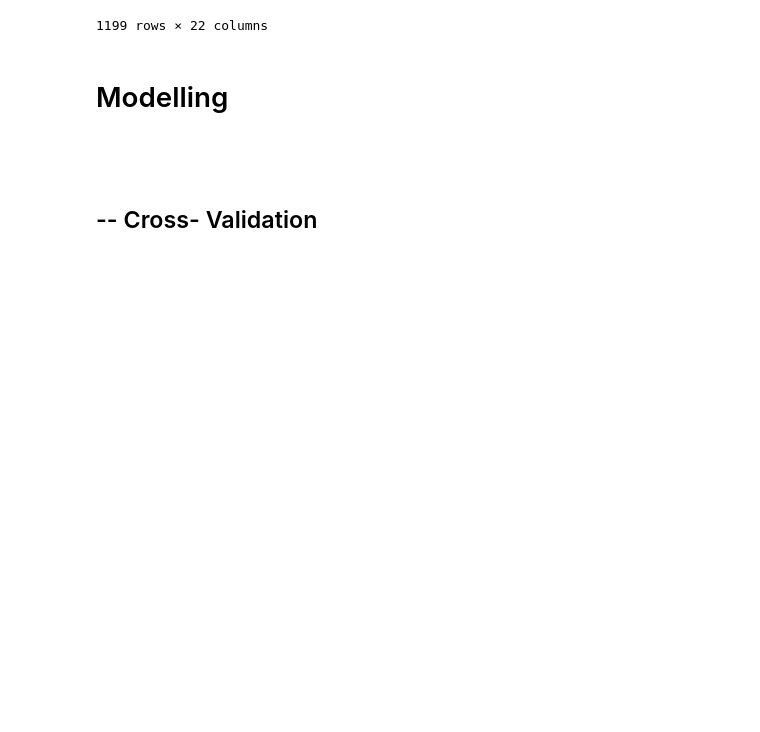
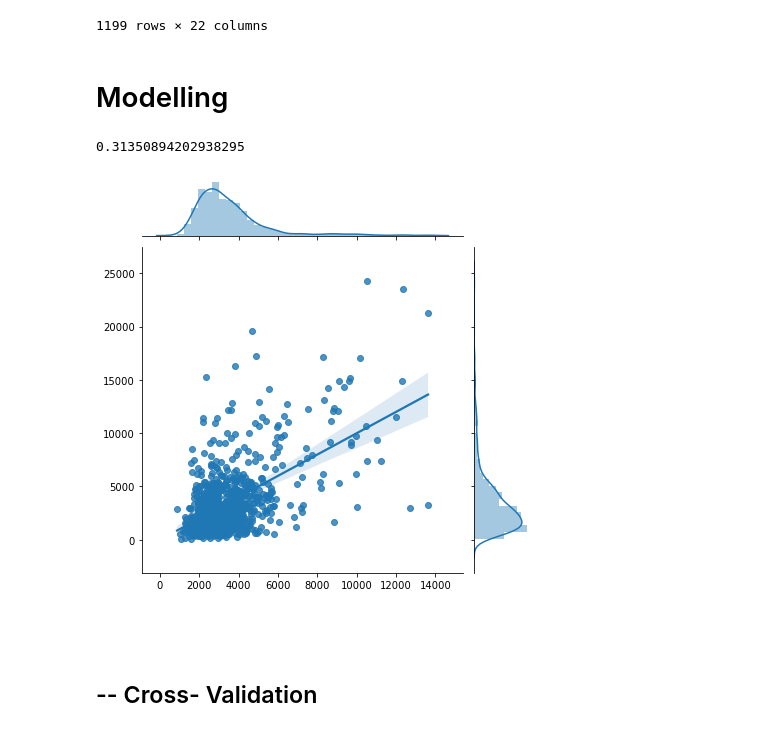
Before and after one commit to ibalzuhairi/ML-Regression-Physical-Activity, a Jupyter notebook: Merging.ipynb, the cells around one changed output. Cells and saved outputs as stored; diff of their text form; code cells hidden in the pictures; blank space fills up the shorter version.

```diff
--- a/Merging.ipynb
+++ b/Merging.ipynb
@@ -33,7 +40,7 @@ Calendar.columns = Calendar.columns.str.strip()
 
 #Calendar columns we want
 Weather = Weather[['date','temp_min','temp_max','is_rain']]
-Calendar = Calendar[['Date','AD_Month','AH_Month',"Long_Vacation","Short_Vacation","Ramadan","Sch_Eid_Adha","Sch_Eid_Fatr","National_Day","National_Day_Ext","AD_WeekdayNum"]]
+Calendar = Calendar[['Date','AD_Month','AH_Month',"Long_Vacation","Short_Vacation","Ramadan","Sch_Eid_Fatr","National_Day","National_Day_Ext","AD_WeekdayNum"]]
 Steps0 = Steps0[["Date","Steps"]]
 Sleep = Sleep[['Date','Woke_Hour']]
 
@@ -43,10 +50,15 @@ Merged = pd.merge(Steps0,Calendar,how="left",on="Date")
 Merged = pd.merge(Merged,Sleep,how='left',on="Date")
 Merged = pd.merge(Merged,Weather,how='left',left_on='Date',right_on='date')
 Merged.sort_values('Date',inplace=True)
+#delete unneeded columns
 del Merged['date']
-del Merged['Sch_Eid_Adha']
+
 Merged['is_rain'] = Merged['is_rain'].astype('int')
 Merged = Merged.sort_values("Date")
+#save Merged file for EDA
+Merged.to_csv("Merged.csv")
+# remove date column
+
 Merged = Merged.iloc[:,1:]
 # %%
 Merged
@@ -111,33 +138,41 @@ Norm_Merged
 y = Merged.iloc[:,:1]
 x_org = Merged.iloc[:,1:]
 x_org
 x = x_org.copy()
 #x = x.loc[:,["Lag1","Lag2","Lag3","Lag4","Lag5","Lag6","Lag7","AD_WeekdayNum","Long_Vacation","Short_Vacation","Ramadan","National_Day_Ext","Woke_Hour"]].copy()
 x = x.loc[:,["Lag1","Lag2","Lag3","Lag4","Lag5","Lag6","Lag7","Long_Vacation","AD_Month","temp_min"]].copy()
 
 #del x['Sch_Eid_Adha']
 #del x['Sch_Eid_Fatr']
 #del x['National_Day']
 #del x['National_Day_Ext']
 #del x['Woke_Hour']
 X_train, X_test, y_train, y_test = train_test_split(x,y, test_size=0.3, random_state=42)
 
 lm = LinearRegression()
 lm.fit(X_train,y_train)
 print(lm.score(X_test,y_test))
 #y, X = patsy.dmatrices('Steps ~  AD_WeekdayNum', data=Merged, return_type="dataframe")
 mean_absolute_error(lm.predict(X_test),y_test)
 # Create your model
 #model = sm.OLS(y, X)
 #lm.predict(X_test)
 # Fit your model to your training set
 #fit = model.fit()
 
 # Print summary statistics of the model's performance
 #fit.summary()
 preds = lm.predict(X_train) # generate predictions (on training data) using fit model
 
 sns.jointplot(x=preds,y=y_train, kind='reg')
+
+
+import pickle
+filename = 'finalized_model.sav'
+pickle.dump(lm, open(filename, 'wb'))
+# %% [output]
+0.31350894202938295
+[figure, added]
 # %% [markdown]
 #
 # %% [markdown]
```
Also changed, not shown: parts of 12 cells of this notebook, 4 other files.
